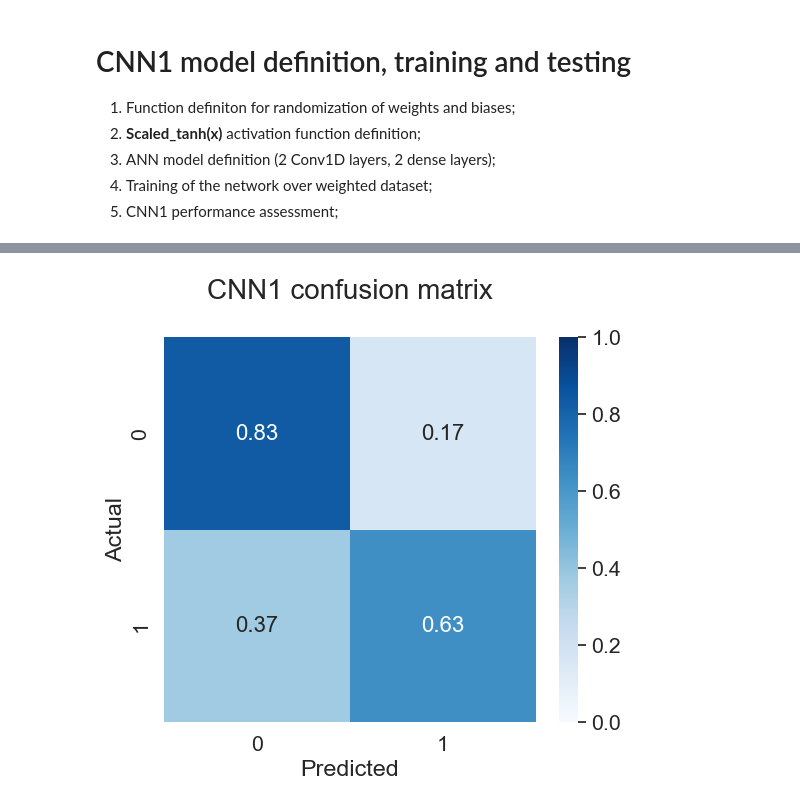
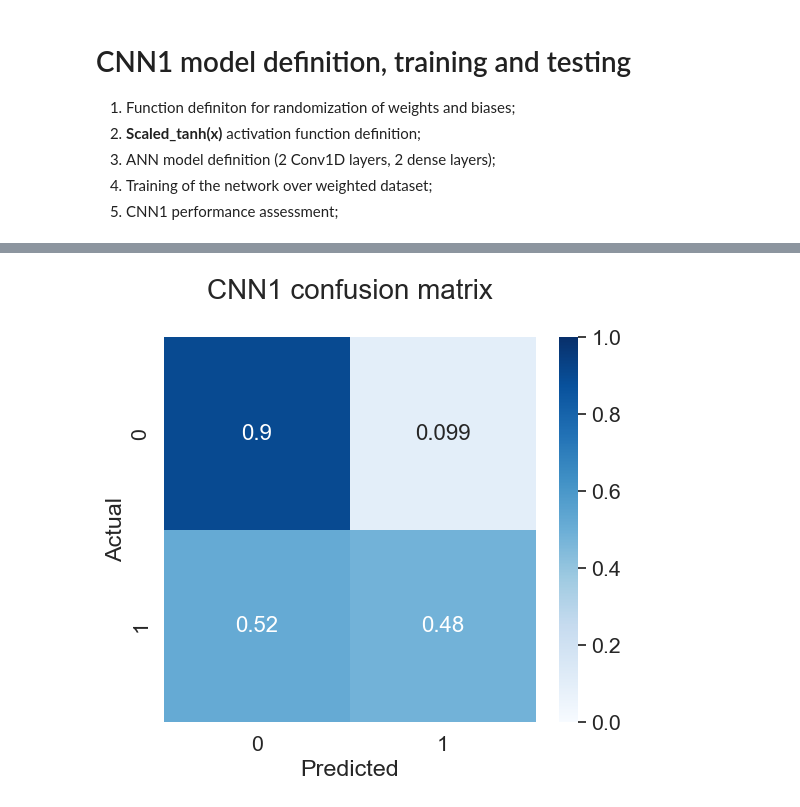
Before and after one commit to qossayrida/neurospell-context-aware, a Jupyter notebook: code/jupyter/CNN1.ipynb, the cells around one changed output, grey strips where cells are left out. Cells and saved outputs as stored; diff of their text form; code cells hidden in the pictures.

```diff
--- a/code/jupyter/CNN1.ipynb
+++ b/code/jupyter/CNN1.ipynb
@@ -223,0 +137,9 @@ Spelled word:       MERMIROOMUHJPXJOHUVLEORZP3GLOO7AUFDKEFTWEOOALZOP9ROCGZET1Y19
+# %%
+from bundle.ImageCraft import *
+
+data_test = loadmat(contributor_test_file_path)
+sampling_frequency = 240
+repetitions = 15
+
+print("Test Data:")
+print_data(data_test['Signal'], data_test['TargetChar'], contributor_selected, sampling_frequency)
@@ -250,6 +189,19 @@ for trial in range(TRIALS_TEST):
                 stimulus_test[trial, sample] = 0
 # %%
 # Application of butterworth filter
-b, a = signal.butter(4, [0.1/SAMPLING_FREQUENCY, 20/SAMPLING_FREQUENCY], 'bandpass')
+b, a = signal.butter(4, [0.1 / sampling_frequency, 20 / sampling_frequency], 'bandpass')
 for trial in range(TRIALS_TEST):
     signals_test[trial, :, :] = signal.filtfilt(b, a, signals_test[trial, :, :], axis=0)
+
+# Down-sampling of the signals from 240Hz to 120Hz
+down_sampling_frequency = 120
+SCALE_FACTOR = round(sampling_frequency / down_sampling_frequency)
+sampling_frequency = down_sampling_frequency
+
+print("# Samples of EEG signals before downsampling: {}".format(len(signals_test[0])))
+
+signals_test = signals_test[:, 0:-1:SCALE_FACTOR, :]
+flashing_test = flashing_test[:, 0:-1:SCALE_FACTOR]
+stimulus_test = stimulus_test[:, 0:-1:SCALE_FACTOR]
+
+print("# Samples of EEG signals after downsampling: {}".format(len(signals_test[0])))
@@ -272,12 +211,12 @@ print("# Samples of EEG signals after downsampling: {}".format(len(signals_test[
 # %%
 # Number of EEG channels
-N_CHANNELS = len(CHANNELS)
+N_CHANNELS = len(channels)
 # Window duration after each flashing [ms]
 WINDOW_DURATION = 650
 # Number of samples of each window
-WINDOW_SAMPLES = round(SAMPLING_FREQUENCY * (WINDOW_DURATION / 1000))
+WINDOW_SAMPLES = round(sampling_frequency * (WINDOW_DURATION / 1000))
 # Number of samples for each character in trials
-SAMPLES_PER_TRIAL_TEST = len(signals[0])
+SAMPLES_PER_TRIAL_TEST = len(signals_train[0])
 
 test_features = []
 test_labels = []
@@ -321,5 +260,9 @@ test_labels = np.array(test_labels)
 # 3D tensor (SAMPLES, 64, 78)
 dim_test = test_features.shape
 print("Features tensor shape: {}".format(dim_test))
+
+# Data normalization Zi = (Xi - mu) / sigma
+for pattern in range(len(test_features)):
+    test_features[pattern] = scale(test_features[pattern], axis=0)
 # %% [output]
 Features tensor shape: (18000, 78, 64)
@@ -336,6 +275,10 @@ for pattern in range(len(test_features)):
 4.   Training of the network over weighted dataset;
 5.   CNN1 performance assessment;
 # %%
+from tensorflow.keras.layers import *
+from tensorflow.keras.models import Model, Sequential
+from tensorflow.keras.callbacks import ModelCheckpoint, EarlyStopping
+from tensorflow.keras import backend as K
 
 # Randomizing function for bias and weights of the network
 def cecotti_normal(shape, dtype=None):
@@ -387,7 +330,7 @@ def CNN1_model(channels=64, filters=10):
 
 # Training parameters
 BATCH_SIZE = 256
-EPOCHS = 50
+EPOCHS = 200
 VALID_SPLIT = 0.05
 SHUFFLE = 1  # set to 1 to shuffle subsets during training
 
@@ -581,22 +513,22 @@ Predictions: [0, 0, 0, 0, 1, 0, 0, 0, 1, 0, 1, 0, 0, 1, 0, 0, 0, 0, 1, 0, 0, 1,
 Solutions:   [0, 0, 0, 0, 1, 0, 0, 0, 0, 0, 1, 0, 0, 0, 0, 0, 0, 0, 0, 0, 0, 1, 0, 1, 0, 0, 1, 0, 0, 0, 0, 1, 0, 0, 0, 0, 0, 0, 0, 0, 0, 0, 0, 0, 0, 1, 0, 1, 0, 1]
 # %%
 # Weighted confusion matrix (noP300: 80%, P300: 20%)
-data = confusion_matrix(y_true=test_labels, y_pred=predictions, sample_weight=test_weights)
+data_train = confusion_matrix(y_true=test_labels, y_pred=predictions, sample_weight=test_weights)
 
 # Normalized confusion matrix (values in range 0-1)
-data_norm = data/np.full(data.shape, len(test_labels))
+data_norm = data_train / np.full(data_train.shape, len(test_labels))
 
 # Plot the confusion matrix
 df_cm = pd.DataFrame(data_norm, columns=np.unique(test_labels), index = np.unique(test_labels))
 df_cm.index.name = 'Actual'
 df_cm.columns.name = 'Predicted'
 plt.figure(figsize = (6,5))
 sns.set(font_scale = 1.4)
 cm = sns.heatmap(df_cm, cmap="Blues", annot=True, annot_kws = {"size": 16}, vmin=0, vmax=1)
 cm.axes.set_title("CNN1 confusion matrix\n", fontsize=20)
 plt.show()
 # %% [output]
-[figure, old version]
+[figure, new version]
 # %%
 # Model metrics (sens, spec, ppv, npv)
 def model_metrics(conf_matrix):
```
Also changed, not shown: parts of 20 cells of this notebook, 5 other files.
